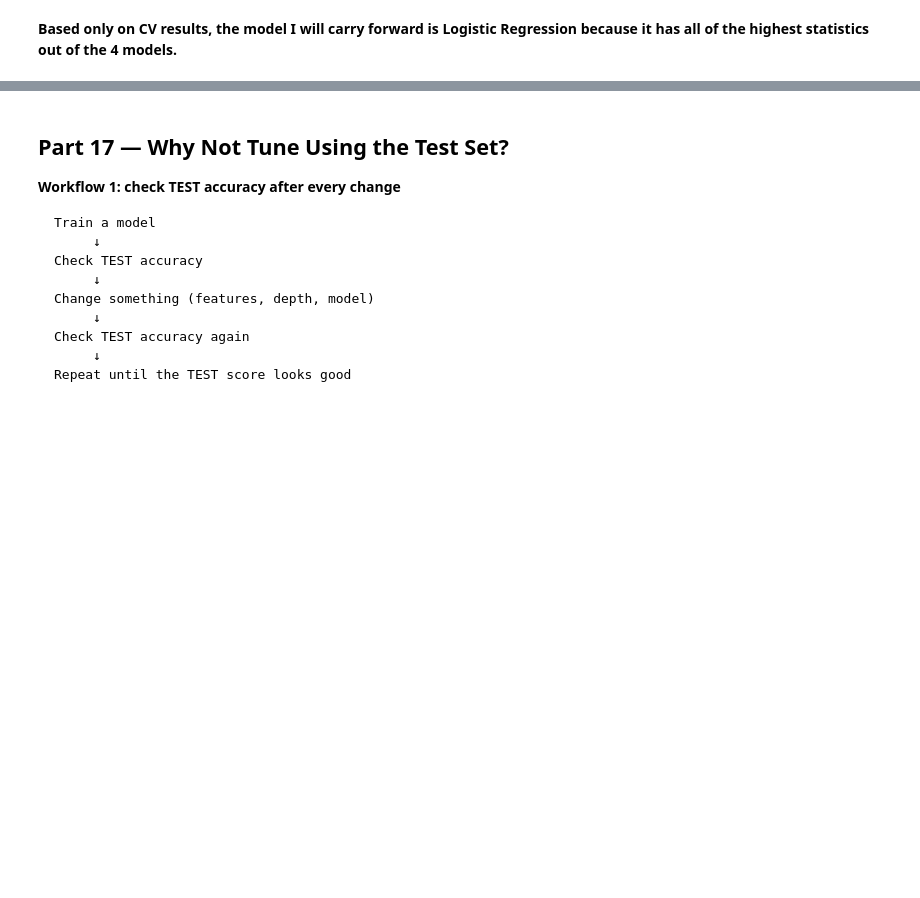
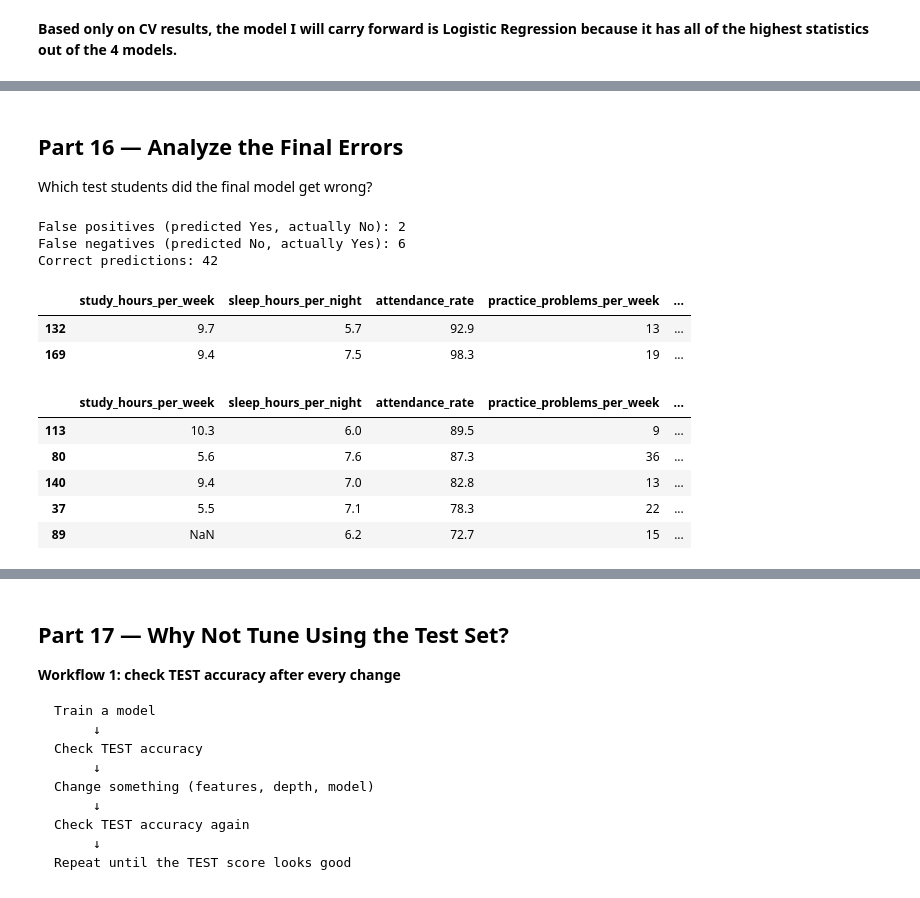
Before and after one commit to JGrade2005/CSE4095_2026, a Jupyter notebook: in_class_assignments/class10/CSE4095_Class10_Starter.ipynb, the cells around one changed output, grey strips where cells are left out. Saved outputs shown, nothing was run; the diff lists cells and outputs as text; code cells hidden in the pictures; blank space fills up the shorter version.

```diff
--- a/in_class_assignments/class10/CSE4095_Class10_Starter.ipynb
+++ b/in_class_assignments/class10/CSE4095_Class10_Starter.ipynb
@@ -612,0 +689,35 @@ final_model_name = "Logistic Regression"  # TODO: copy one model name exactly fr
+# %% [markdown]
+## Part 16 — Analyze the Final Errors
+Which test students did the final model get wrong?
+# %%
+test_results = X_test.copy()
+test_results["actual"] = y_test
+test_results["predicted"] = y_pred
+
+false_positives = test_results[(test_results["predicted"] == "Yes") & (test_results["actual"] == "No")]
+false_negatives = test_results[(test_results["predicted"] == "No") & (test_results["actual"] == "Yes")]
+correct = test_results[test_results["predicted"] == test_results["actual"]]
+
+print("False positives (predicted Yes, actually No):", len(false_positives))
+print("False negatives (predicted No, actually Yes):", len(false_negatives))
+print("Correct predictions:", len(correct))
+# %% [output]
+False positives (predicted Yes, actually No): 2
+False negatives (predicted No, actually Yes): 6
+Correct predictions: 42
+# %%
+# exam_score is looked up from df for context only. The model never saw it.
+false_positives.head(5).join(df["exam_score"])
+# %% [output]
+|  | study_hours_per_week | sleep_hours_per_night | attendance_rate | practice_problems_per_week | ... |
+| 132 | 9.7 | 5.7 | 92.9 | 13 | ... |
+| 169 | 9.4 | 7.5 | 98.3 | 19 | ... |
+# %%
+false_negatives.head(5).join(df["exam_score"])
+# %% [output]
+|  | study_hours_per_week | sleep_hours_per_night | attendance_rate | practice_problems_per_week | ... |
+| 113 | 10.3 | 6.0 | 89.5 | 9 | ... |
+| 80 | 5.6 | 7.6 | 87.3 | 36 | ... |
+| 140 | 9.4 | 7.0 | 82.8 | 13 | ... |
+| 37 | 5.5 | 7.1 | 78.3 | 22 | ... |
+| 89 | NaN | 6.2 | 72.7 | 15 | ... |
```
Also changed, not shown: parts of 15 cells of this notebook, 3 other files.
